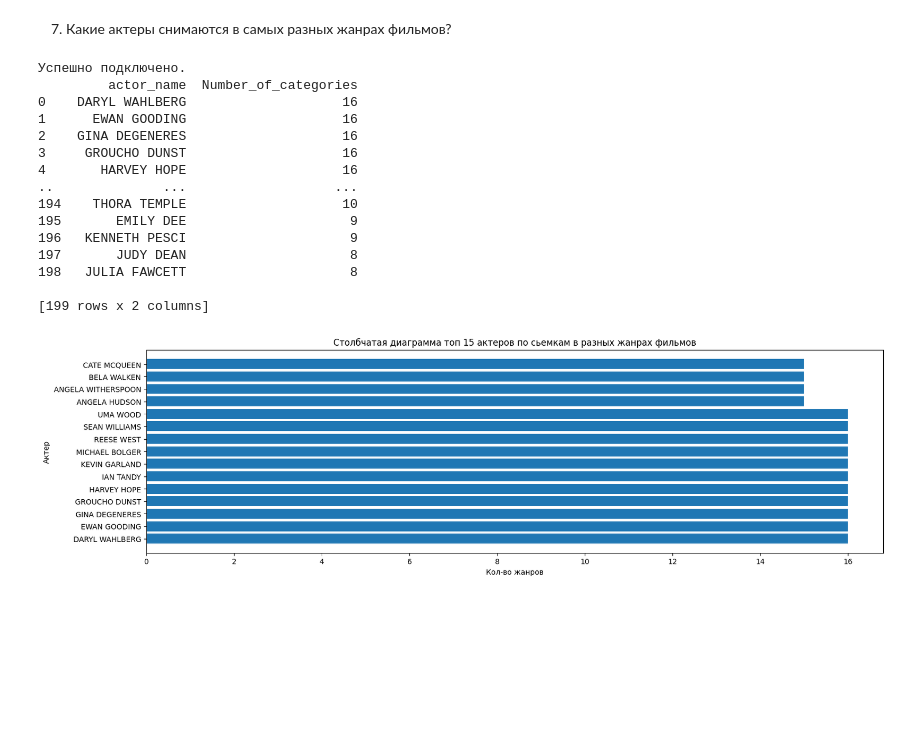
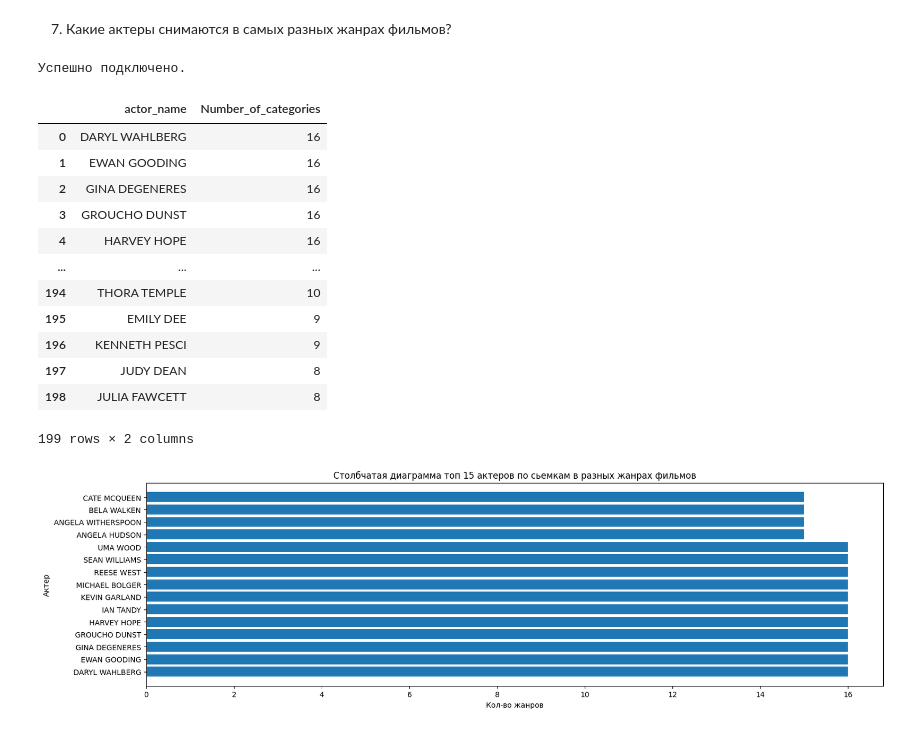
Before and after one commit to J1wZ/python_ml, a Jupyter notebook: Промежуточная-аттестация-2/Задача2.ipynb, the cells around one changed output. Saved outputs shown, nothing was run; the diff lists cells and outputs as text; code cells hidden in the pictures; blank space fills up the shorter version.

```diff
--- a/Промежуточная-аттестация-2/Задача2.ipynb
+++ b/Промежуточная-аттестация-2/Задача2.ipynb
@@ -302,34 +302,33 @@ plt.show()
 # %%
 query = """
     SELECT
     CONCAT_WS(' ',actor.first_name, actor.last_name) as actor_name ,
     COUNT(distinct film_category.category_id) AS Number_of_categories
     from film
     join film_actor on film.film_id = film_actor.film_id
     join actor on actor.actor_id = film_actor.actor_id
     join film_category on film_category.film_id = film.film_id
     group by actor_name
     order by Number_of_categories desc
     """
 actors_by_category = exec_query(query)
-print(actors_by_category)
 actors_by_category.to_csv('actors_by_category.csv', sep=',', index=False, encoding='utf-8')
+actors_by_category
 # %% [output]
 Успешно подключено.
-         actor_name  Number_of_categories
-0    DARYL WAHLBERG                    16
-1      EWAN GOODING                    16
-2    GINA DEGENERES                    16
-3     GROUCHO DUNST                    16
-4       HARVEY HOPE                    16
-..              ...                   ...
-194    THORA TEMPLE                    10
-195       EMILY DEE                     9
-196   KENNETH PESCI                     9
-197       JUDY DEAN                     8
-198   JULIA FAWCETT                     8
-
-[199 rows x 2 columns]
+|  | actor_name | Number_of_categories |
+| 0 | DARYL WAHLBERG | 16 |
+| 1 | EWAN GOODING | 16 |
+| 2 | GINA DEGENERES | 16 |
+| 3 | GROUCHO DUNST | 16 |
+| 4 | HARVEY HOPE | 16 |
+| ... | ... | ... |
+| 194 | THORA TEMPLE | 10 |
+| 195 | EMILY DEE | 9 |
+| 196 | KENNETH PESCI | 9 |
+| 197 | JUDY DEAN | 8 |
+| 198 | JULIA FAWCETT | 8 |
+199 rows × 2 columns
 # %%
 import matplotlib.pyplot as plt
 
```
Also changed, not shown: parts of 6 cells of this notebook.
